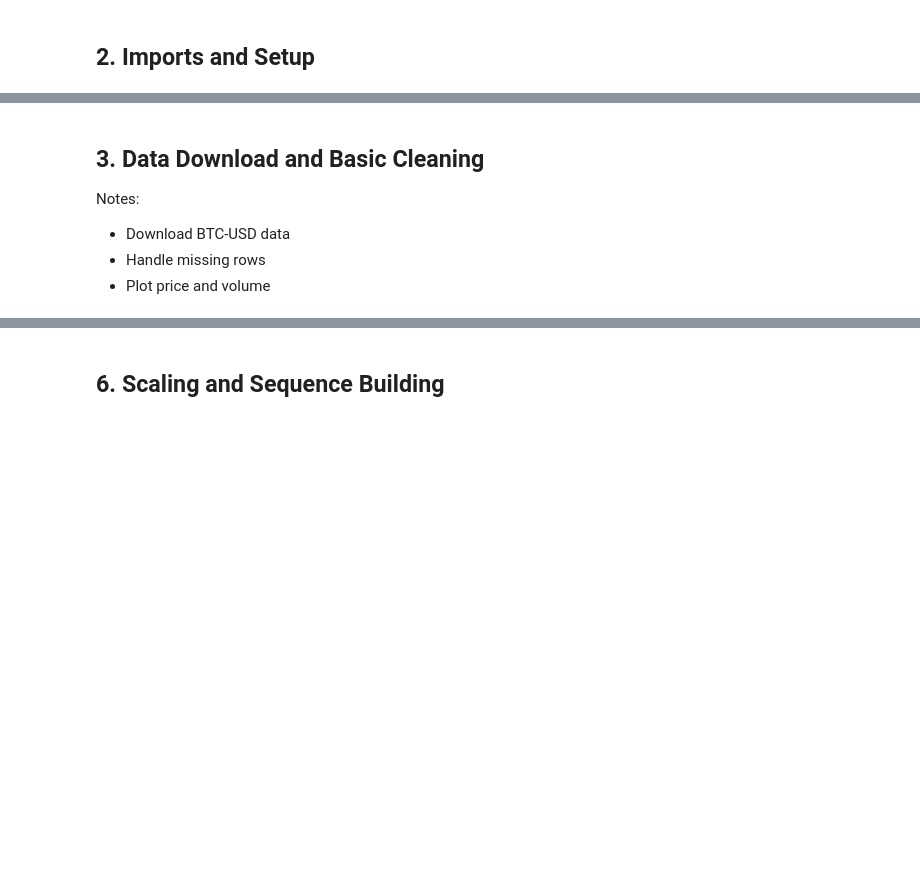
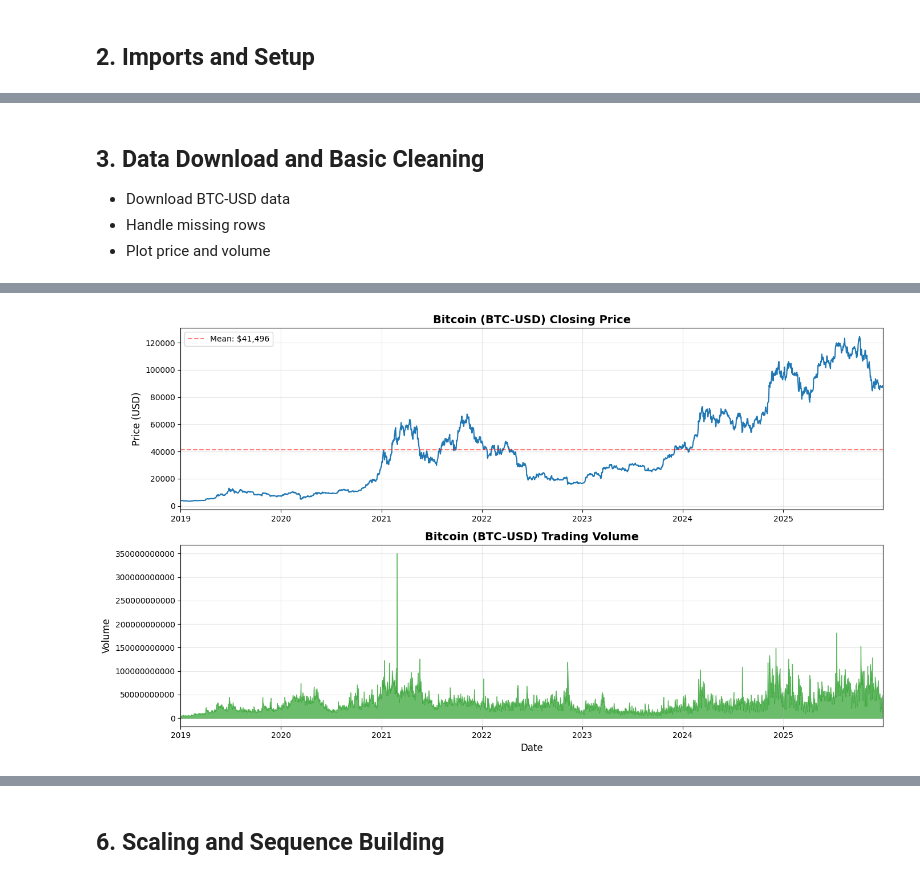
Before and after one commit to j4m3su0/btc-returns-forecasting-LSTM, a Jupyter notebook: BTC_Returns_Forecasting_LSTM.ipynb, the cells around one changed output, grey strips where cells are left out. Cells and saved outputs as stored; diff of their text form; code cells hidden in the pictures; blank space fills up the shorter version.

```diff
--- a/BTC_Returns_Forecasting_LSTM.ipynb
+++ b/BTC_Returns_Forecasting_LSTM.ipynb
@@ -102,7 +120,84 @@ plt.rcParams["figure.figsize"] = (12, 6)
 # %% [markdown]
 ## **3. Data Download and Basic Cleaning**
 
-Notes:
 *   Download BTC-USD data
 *   Handle missing rows
 *   Plot price and volume
+# %%
+# ==================================
+# Data Download and Basic Cleaning
+# ==================================
+
+ticker = "BTC-USD"
+start_date = "2019-01-01"
+end_date = "2025-12-31"
+
+df = yf.download(ticker, start=start_date, end=end_date, progress=False)
+
+print(f"\nData shape: {df.shape}")
+print(f"Date range: {df.index.min()} to {df.index.max()}")
+print(f"\nFirst few rows:")
+print(df.head())
+
+# ================================
+# Check and Handle Missing Values
+# =================================
+
+print(f"\nMissing values per column:")
+print(df.isnull().sum())
+
+if df.isnull().sum().sum() > 0:
+    df = df.ffill()
+
+    if df.isnull().sum().sum() > 0:
+        df = df.bfill()
+
+print(f"\nMissing values after cleaning: {df.isnull().sum().sum()}")
+
+print(f"\nSummary Statistics:")
+print(df.describe())
+
+# =================================
+# Visualization: Price and Volume
+# =================================
+
+fig, axes = plt.subplots(2, 1, figsize=(14, 8))
+
+mean_price = float(df['Close'].mean())
+max_price = float(df['Close'].max())
+min_price = float(df['Close'].min())
+
+# Plot 1: Closing Price
+axes[0].plot(df.index, df['Close'], color='#1f77b4', linewidth=1.5)
+axes[0].set_title('Bitcoin (BTC-USD) Closing Price', fontsize=14, fontweight='bold')
+axes[0].set_ylabel('Price (USD)', fontsize=12)
+axes[0].grid(True, alpha=0.3)
+axes[0].set_xlim(df.index.min(), df.index.max())
+
+axes[0].axhline(mean_price, color='red', linestyle='--', alpha=0.5, label=f'Mean: ${mean_price:,.0f}')
+axes[0].legend(loc='upper left')
+
+# Plot 2: Trading Volume
+volume_data = df['Volume'].values.flatten()
+axes[1].fill_between(df.index, 0, volume_data, color='#2ca02c', alpha=0.7)
+axes[1].set_title('Bitcoin (BTC-USD) Trading Volume', fontsize=14, fontweight='bold')
+axes[1].set_xlabel('Date', fontsize=12)
+axes[1].set_ylabel('Volume', fontsize=12)
+axes[1].grid(True, alpha=0.3)
+axes[1].set_xlim(df.index.min(), df.index.max())
+
+axes[1].ticklabel_format(style='plain', axis='y')
+
+plt.tight_layout()
+plt.show()
+
+# Additional price statistics
+print(f"\n{'='*50}")
+print("Price Statistics:")
+print(f"{'='*50}")
+print(f"Maximum Price: ${max_price:,.2f}")
+print(f"Minimum Price: ${min_price:,.2f}")
+print(f"Mean Price: ${mean_price:,.2f}")
+print(f"Price Range: ${max_price - min_price:,.2f}")
+print(f"Coefficient of Variation: {(float(df['Close'].std()) / float(df['Close'].mean()) * 100):.2f}%")
+# %% [output]
@@ -108,0 +221 @@ Notes:
+[figure, added]
```
Also changed, not shown: parts of 35 cells of this notebook.
